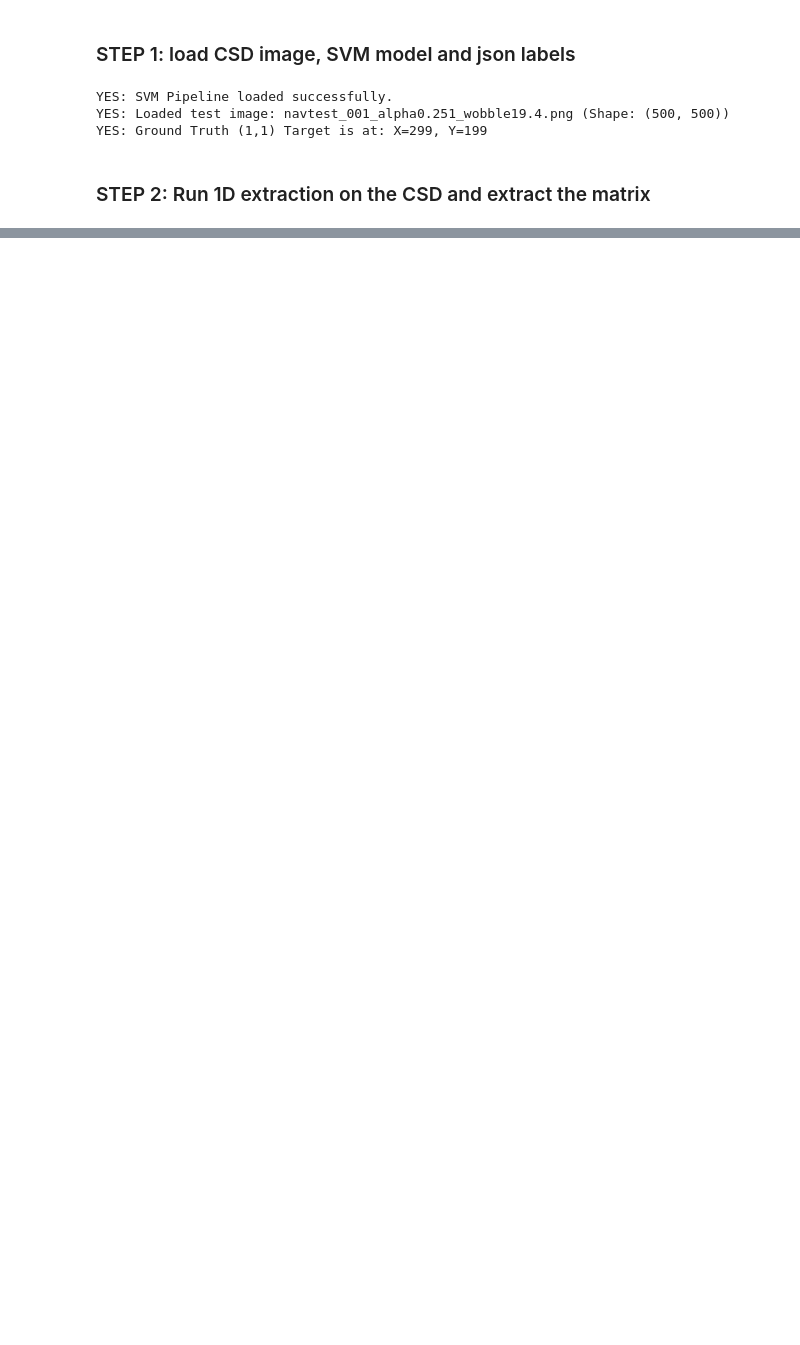
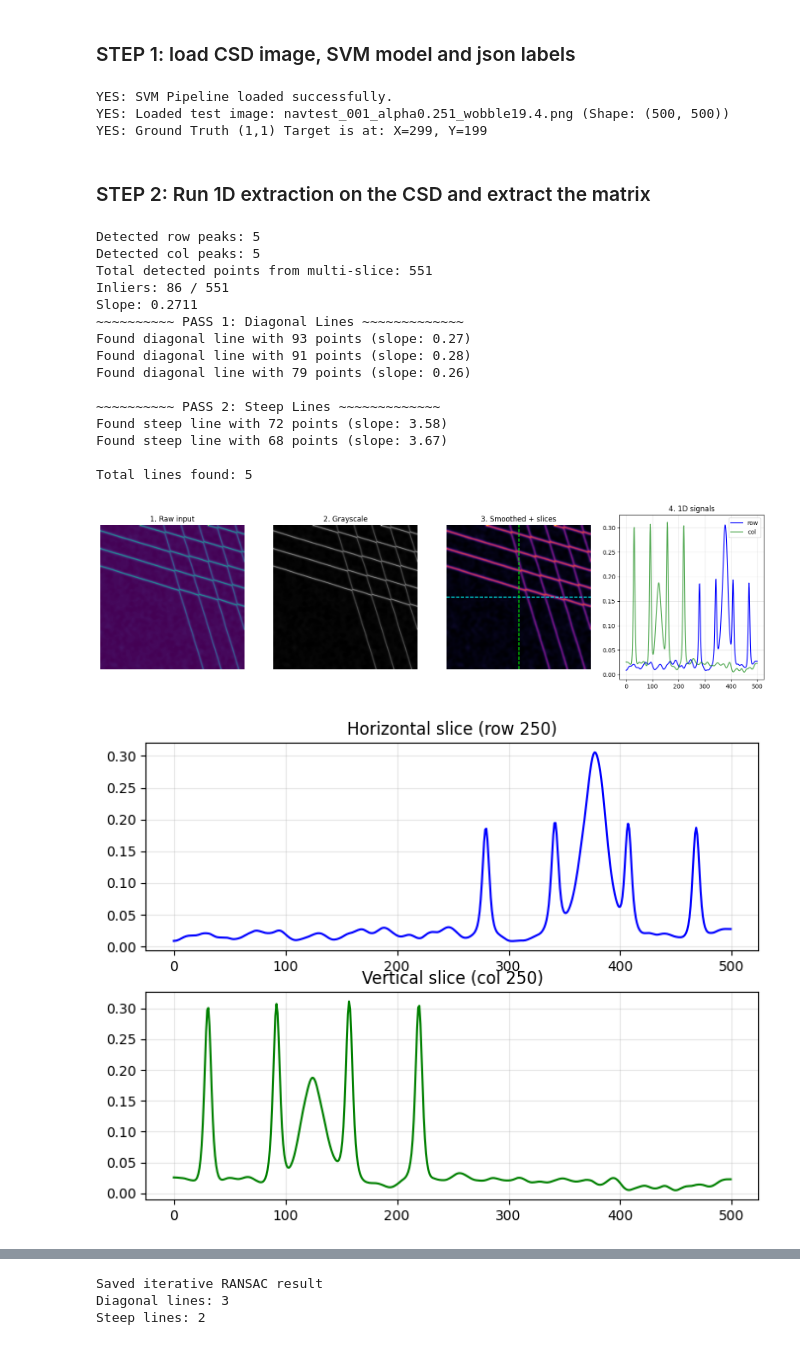
Before and after one commit to letittya/AutoTune-QD, a Jupyter notebook: navigator/navigator_code.ipynb, the cells around one changed output, grey strips where cells are left out. Cells and saved outputs as stored; diff of their text form; code cells hidden in the pictures; blank space fills up the shorter version.

Commit message:
added step 2: running 1d

```diff
--- a/navigator/navigator_code.ipynb
+++ b/navigator/navigator_code.ipynb
@@ -59,3 +59,33 @@ YES: Loaded test image: navtest_001_alpha0.251_wobble19.4.png (Shape: (500, 500)
 YES: Ground Truth (1,1) Target is at: X=299, Y=199
 # %% [markdown]
 ### STEP 2: Run 1D extraction on the CSD and extract the matrix
+# %%
+
+
+# import
+from extraction_1D import run_1d_pipeline
+
+# pass 'img' (from Cell 1) into the function
+M, m1, m2, v1, v2 = run_1d_pipeline(img)
+
+print(f"\n Navigation Vectors Acquired.")
+print(f"   v1 (Diagonal Step): [{v1[0]:.4f}, {v1[1]:.4f}]")
+print(f"   v2 (Steep Step):    [{v2[0]:.4f}, {v2[1]:.4f}]")
+# %% [output]
+Detected row peaks: 5
+Detected col peaks: 5
+Total detected points from multi-slice: 551
+Inliers: 86 / 551
+Slope: 0.2711
+~~~~~~~~~~ PASS 1: Diagonal Lines ~~~~~~~~~~~~~
+Found diagonal line with 93 points (slope: 0.27)
+Found diagonal line with 91 points (slope: 0.28)
+Found diagonal line with 79 points (slope: 0.26)
+
+~~~~~~~~~~ PASS 2: Steep Lines ~~~~~~~~~~~~~
+Found steep line with 72 points (slope: 3.58)
+Found steep line with 68 points (slope: 3.67)
+
+Total lines found: 5
+[figure, added]
+[figure, added]
@@ -61,0 +97,3 @@ YES: Ground Truth (1,1) Target is at: X=299, Y=199
+Saved iterative RANSAC result
+Diagonal lines: 3
+Steep lines: 2
```
Also changed, not shown: parts of 1 cell of this notebook, 1 other file.
